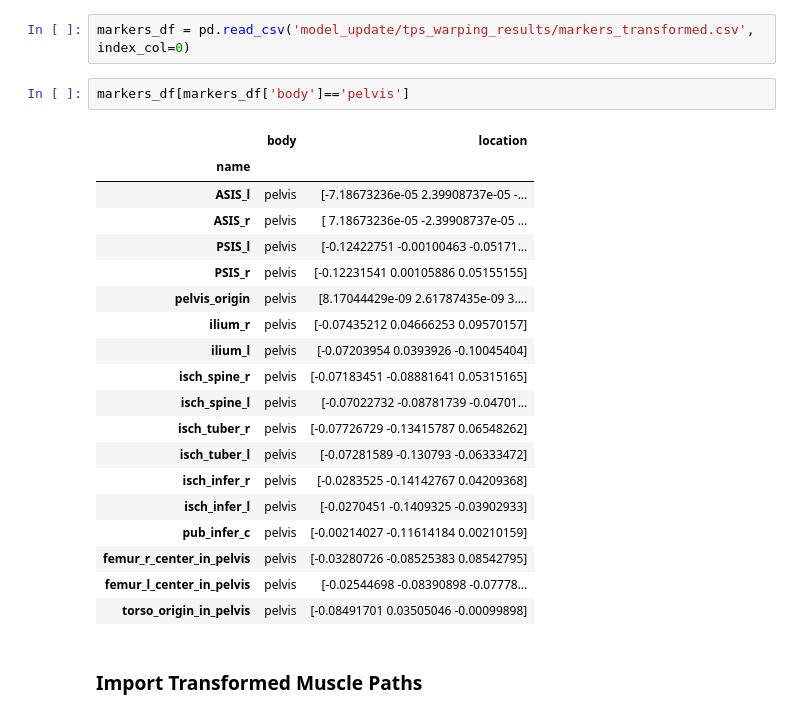
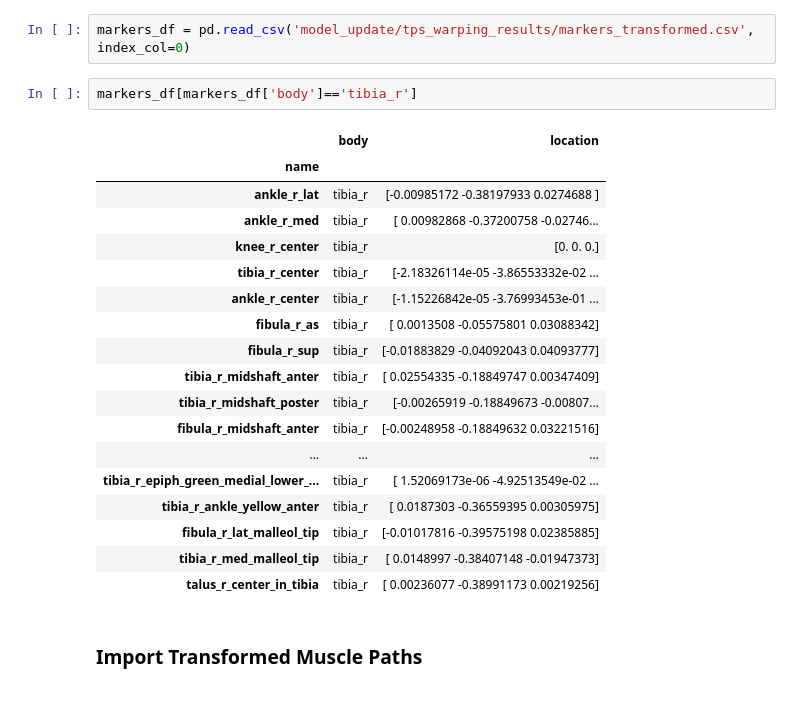
Before and after one commit to katya-stanzy/model_scaling, a Jupyter notebook: for_model_scaling_and_analysis/tps_workflow_step3_update_model.ipynb, the cells around one changed output. Drawn from its saved outputs; the diff is of its cells as text.

```diff
--- a/for_model_scaling_and_analysis/tps_workflow_step3_update_model.ipynb
+++ b/for_model_scaling_and_analysis/tps_workflow_step3_update_model.ipynb
@@ -14,27 +14,26 @@ import os
 # %%
 markers_df = pd.read_csv('model_update/tps_warping_results/markers_transformed.csv', index_col=0)
 # %%
-markers_df[markers_df['body']=='pelvis']
+markers_df[markers_df['body']=='tibia_r']
 # %% [output]
 |  | body | location |
 | name |  |  |
-| ASIS_l | pelvis | [-7.18673236e-05 2.39908737e-05 -... |
-| ASIS_r | pelvis | [ 7.18673236e-05 -2.39908737e-05 ... |
-| PSIS_l | pelvis | [-0.12422751 -0.00100463 -0.05171... |
-| PSIS_r | pelvis | [-0.12231541 0.00105886 0.05155155] |
-| pelvis_origin | pelvis | [8.17044429e-09 2.61787435e-09 3.... |
-| ilium_r | pelvis | [-0.07435212 0.04666253 0.09570157] |
-| ilium_l | pelvis | [-0.07203954 0.0393926 -0.10045404] |
-| isch_spine_r | pelvis | [-0.07183451 -0.08881641 0.05315165] |
-| isch_spine_l | pelvis | [-0.07022732 -0.08781739 -0.04701... |
-| isch_tuber_r | pelvis | [-0.07726729 -0.13415787 0.06548262] |
-| isch_tuber_l | pelvis | [-0.07281589 -0.130793 -0.06333472] |
-| isch_infer_r | pelvis | [-0.0283525 -0.14142767 0.04209368] |
-| isch_infer_l | pelvis | [-0.0270451 -0.1409325 -0.03902933] |
-| pub_infer_c | pelvis | [-0.00214027 -0.11614184 0.00210159] |
-| femur_r_center_in_pelvis | pelvis | [-0.03280726 -0.08525383 0.08542795] |
-| femur_l_center_in_pelvis | pelvis | [-0.02544698 -0.08390898 -0.07778... |
-| torso_origin_in_pelvis | pelvis | [-0.08491701 0.03505046 -0.00099898] |
+| ankle_r_lat | tibia_r | [-0.00985172 -0.38197933 0.0274688 ] |
+| ankle_r_med | tibia_r | [ 0.00982868 -0.37200758 -0.02746... |
+| knee_r_center | tibia_r | [0. 0. 0.] |
+| tibia_r_center | tibia_r | [-2.18326114e-05 -3.86553332e-02 ... |
+| ankle_r_center | tibia_r | [-1.15226842e-05 -3.76993453e-01 ... |
+| fibula_r_as | tibia_r | [ 0.0013508 -0.05575801 0.03088342] |
+| fibula_r_sup | tibia_r | [-0.01883829 -0.04092043 0.04093777] |
+| tibia_r_midshaft_anter | tibia_r | [ 0.02554335 -0.18849747 0.00347409] |
+| tibia_r_midshaft_poster | tibia_r | [-0.00265919 -0.18849673 -0.00807... |
+| fibula_r_midshaft_anter | tibia_r | [-0.00248958 -0.18849632 0.03221516] |
+| ... | ... | ... |
+| tibia_r_epiph_green_medial_lower_... | tibia_r | [ 1.52069173e-06 -4.92513549e-02 ... |
+| tibia_r_ankle_yellow_anter | tibia_r | [ 0.0187303 -0.36559395 0.00305975] |
+| fibula_r_lat_malleol_tip | tibia_r | [-0.01017816 -0.39575198 0.02385885] |
+| tibia_r_med_malleol_tip | tibia_r | [ 0.0148997 -0.38407148 -0.01947373] |
+| talus_r_center_in_tibia | tibia_r | [ 0.00236077 -0.38991173 0.00219256] |
 # %% [markdown]
 ### Import Transformed Muscle Paths
 # %%
```
Also changed, not shown: parts of 8 cells of this notebook, 11 other files.
